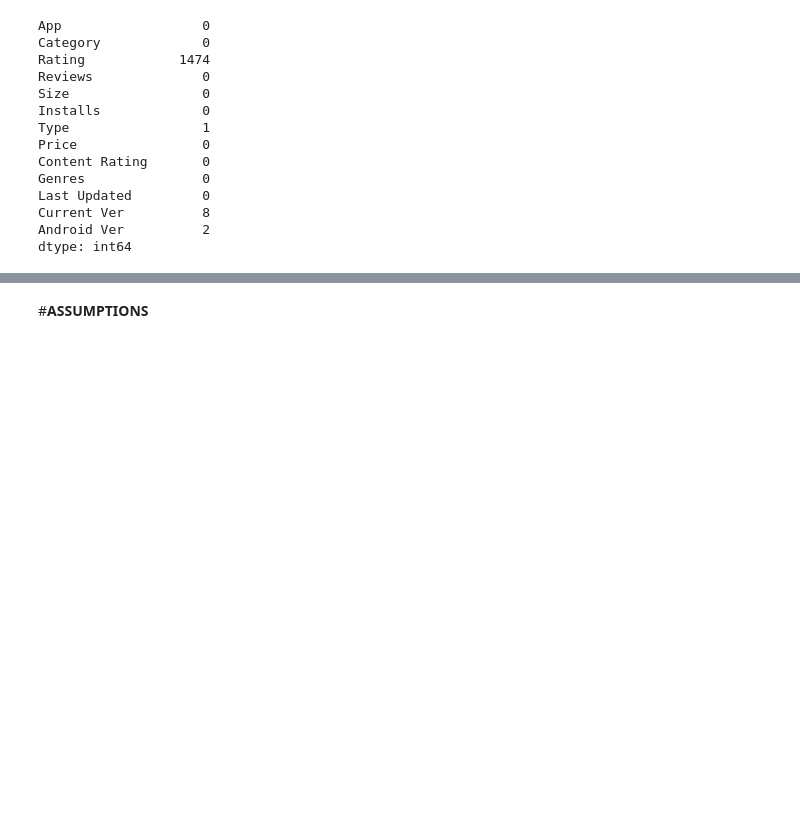
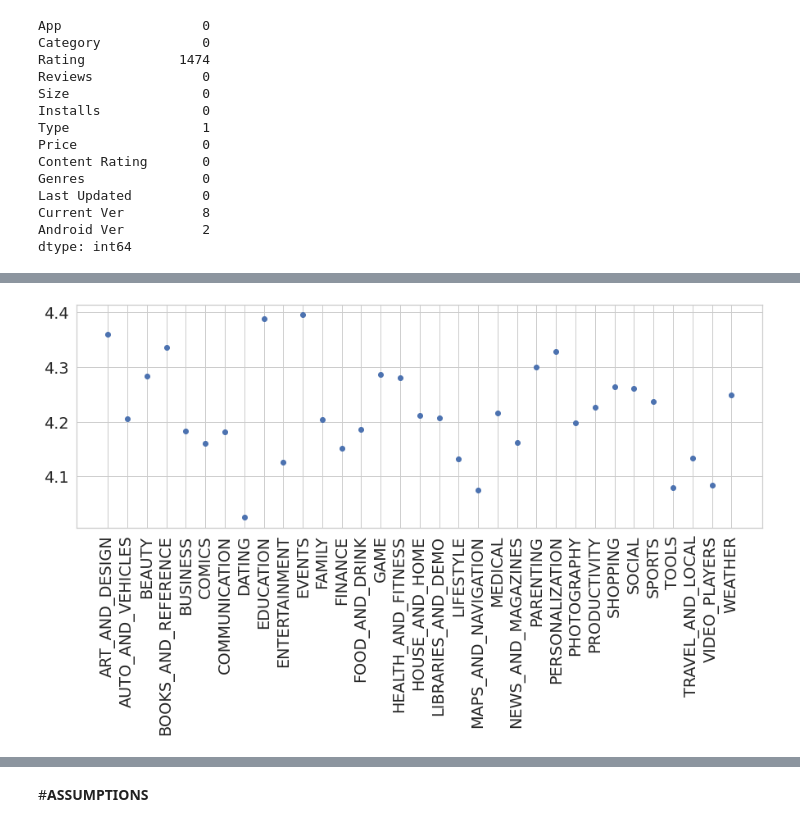
Before and after one commit to Harisha-AlmaBetter/Play-Store-Analysis-EDA-AlmaBetter, a Jupyter notebook: Play_Store_App_Review_Analysis_Capstone_Project_Harisha.ipynb, the cells around one changed output, grey strips where cells are left out. Saved outputs shown, nothing was run; the diff lists cells and outputs as text; code cells hidden in the pictures; blank space fills up the shorter version.

```diff
--- a/Play_Store_App_Review_Analysis_Capstone_Project_Harisha.ipynb
+++ b/Play_Store_App_Review_Analysis_Capstone_Project_Harisha.ipynb
@@ -220,0 +305,5 @@ NameError: ignored
+# %%
+# Fill the missing categorical values with mode
+apps_df['Type'].fillna(str(apps_df['Type'].mode().values[0]),inplace=True)
+apps_df['Current Ver'].fillna(str(apps_df['Current Ver'].mode().values[0]),inplace=True)
+apps_df['Android Ver'].fillna(str(apps_df['Android Ver'].mode().values[0]),inplace=True)
@@ -220,0 +329,8 @@ NameError: ignored
+# %%
+apps_df['Price'] = apps_df['Price'].apply(lambda x: str(x).replace('$','') if '$' in str(x) else str(x))
+apps_df['Price'] = apps_df['Price'].apply(lambda x: float(x))
+apps_df['Reviews'] = pd.to_numeric(apps_df['Reviews'], errors='coerce')
+# %%
+apps_df['Installs'] = apps_df['Installs'].apply(lambda x: str(x).replace('+','') if '+' in str(x) else str(x))
+apps_df['Installs'] = apps_df['Installs'].apply(lambda x: str(x).replace(',','') if ',' in str(x) else str(x))
+apps_df['Installs'] = apps_df['Installs'].apply(lambda x: float(x))
@@ -220,0 +360,8 @@ NameError: ignored
+# %%
+grp = apps_df.groupby('Category')
+x = grp['Rating'].agg(np.mean)
+y = grp['Price'].agg(np.sum)
+z = grp['Reviews'].agg(np.mean)
+print(x)
+print(y)
+print(z)#grouping all apps storing in grp
@@ -220,0 +386,7 @@ NameError: ignored
+# %%
+plt.figure(figsize=(15,5))
+plt.plot(x, 'ro',color = 'b')
+plt.xticks(rotation=90)
+plt.show()
+# %% [output]
+[figure, added]
```
Also changed, not shown: parts of 25 cells of this notebook.
